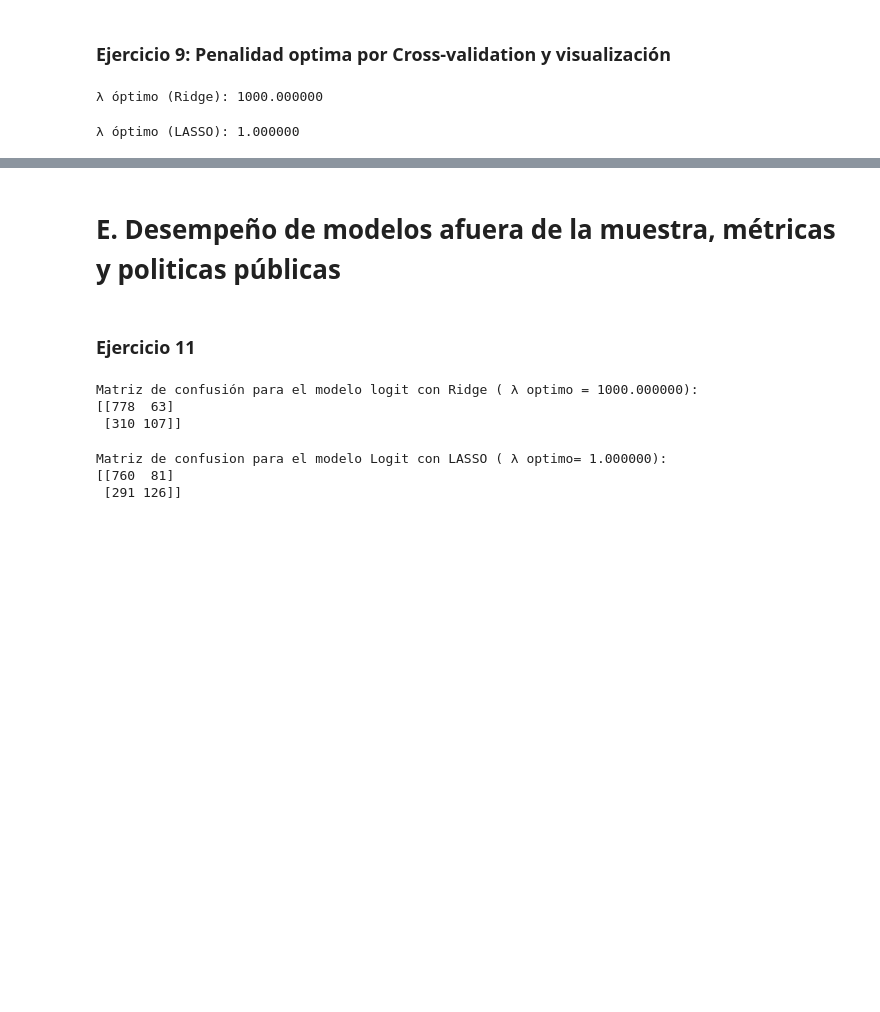
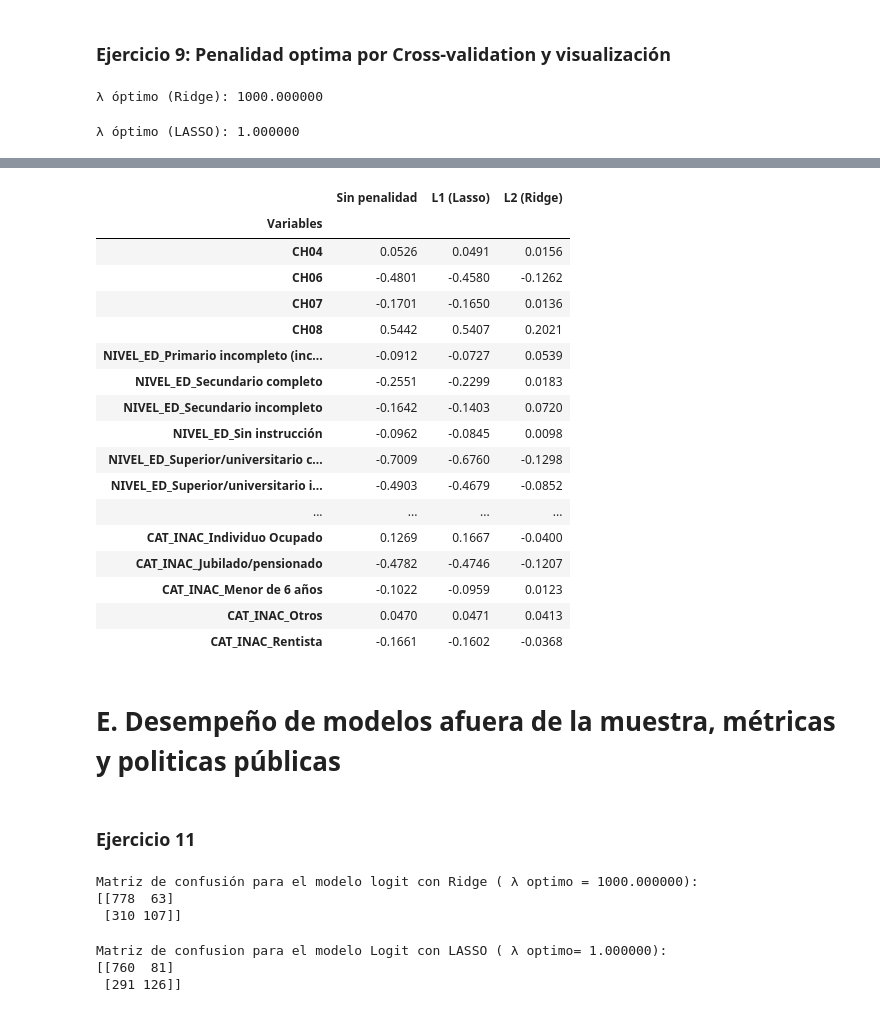
Before and after one commit to davidjjj14082000-png/BigDataUBA-Grupo-1, a Jupyter notebook: TP4/BigData_TP4_Grupo1.ipynb, the cells around one changed output, grey strips where cells are left out. Drawn from its saved outputs; the diff is of its cells as text; code cells hidden in the pictures; blank space fills up the shorter version.

```diff
--- a/TP4/BigData_TP4_Grupo1.ipynb
+++ b/TP4/BigData_TP4_Grupo1.ipynb
@@ -659,3 +785,82 @@ plt.show()
+# %%
+# Seleccionamos nuevamente las variables
+
+respondieron1_2025 = respondieron1[respondieron['ANO4'] == 2025].reset_index(drop=True)
+respondieron1_2005 = respondieron1[respondieron['ANO4'] == 2005].reset_index(drop=True)
+
+norespondieron1_2025 = norespondieron[respondieron1['ANO4'] == 2025].reset_index(drop=True)
+norespondieron1_2005 = norespondieron[respondieron1['ANO4'] == 2005].reset_index(drop=True)
+
+
+# Creamos nuevamente las variables sin seleccionar los años
+variables_X1 = [ 'CH04','CH06','CH07','CH08','NIVEL_ED_Primario incompleto (incluye educación especial)',
+       'NIVEL_ED_Secundario completo', 'NIVEL_ED_Secundario incompleto',
+       'NIVEL_ED_Sin instrucción', 'NIVEL_ED_Superior/universitario completo',
+       'NIVEL_ED_Superior/universitario incompleto',
+       'ESTADO_Entrevista no realizada', 'ESTADO_Inactivo',
+       'ESTADO_Menor de 10 años', 'ESTADO_Ocupado', 'CAT_INAC_Discapacitado',
+       'CAT_INAC_Estudiante', 'CAT_INAC_Individuo Ocupado',
+       'CAT_INAC_Jubilado/pensionado', 'CAT_INAC_Menor de 6 años',
+       'CAT_INAC_Otros', 'CAT_INAC_Rentista']
+variable_y1 = 'pobre'
+
+
+
+# Crear X e y
+X1 = respondieron1_2025[variables_X1].copy()
+y1 = respondieron1_2025[variable_y1]
+
+# Agregar columna de unos para el intercepto
+X1.insert(0, 'const', 1)
+
+# Separar en train y test (70%-30%)
+X_train1, X_test1, y_train1, y_test1 = train_test_split(
+    X1, y1, test_size=0.3, random_state=444)
+
+# Preparamos los datos
+sc = StandardScaler()
+X_sc1 = pd.DataFrame(sc.fit_transform(X1),index=X1.index, columns=X1.columns)
+X_sc1 = X_sc1.drop(['const'], axis=1)
+Xsc_train1, Xsc_test1, ysc_train1, ysc_test1 = train_test_split(X_sc1, y1, test_size=0.3, random_state=444)
+
+# Modelo sin penalidades
+logit_sin_pen = LogisticRegression(penalty=None, solver='lbfgs', max_iter=1000)
+logit_sin_pen.fit(Xsc_train1, ysc_train1)
+
+# Modelo con penalidad l1 lasso optima
+logit_l1 = LogisticRegression(penalty='l1', C=1/lambda_lasso_opt, solver='liblinear', max_iter=1000)
+logit_l1.fit(Xsc_train1, ysc_train1)
+
+# Modelo con penalidad l2 ridge optima
+logit_l2 = LogisticRegression(penalty='l2', C=1/lambda_ridge_opt, solver='lbfgs', max_iter=1000)
+logit_l2.fit(Xsc_train1, ysc_train1)
+
+# Armamos una tabla con los resultados y los exportamos
+resultados_tabla = pd.DataFrame({'Variables': Xsc_train1.columns,'Sin penalidad': logit_sin_pen.coef_.flatten(),'L1 (Lasso)': logit_l1.coef_.flatten(),'L2 (Ridge)': logit_l2.coef_.flatten()})
+resultados_tabla = resultados_tabla.set_index('Variables').round(4)
+
+resultados_tabla.to_excel("resultados_logit_regularizacion_ej10_tp4.xlsx")
+
+display(resultados_tabla)
+# %% [output]
+|  | Sin penalidad | L1 (Lasso) | L2 (Ridge) |
+| Variables |  |  |  |
+| CH04 | 0.0526 | 0.0491 | 0.0156 |
+| CH06 | -0.4801 | -0.4580 | -0.1262 |
+| CH07 | -0.1701 | -0.1650 | 0.0136 |
+| CH08 | 0.5442 | 0.5407 | 0.2021 |
+| NIVEL_ED_Primario incompleto (inc... | -0.0912 | -0.0727 | 0.0539 |
+| NIVEL_ED_Secundario completo | -0.2551 | -0.2299 | 0.0183 |
+| NIVEL_ED_Secundario incompleto | -0.1642 | -0.1403 | 0.0720 |
+| NIVEL_ED_Sin instrucción | -0.0962 | -0.0845 | 0.0098 |
+| NIVEL_ED_Superior/universitario c... | -0.7009 | -0.6760 | -0.1298 |
+| NIVEL_ED_Superior/universitario i... | -0.4903 | -0.4679 | -0.0852 |
+| ... | ... | ... | ... |
+| CAT_INAC_Individuo Ocupado | 0.1269 | 0.1667 | -0.0400 |
+| CAT_INAC_Jubilado/pensionado | -0.4782 | -0.4746 | -0.1207 |
+| CAT_INAC_Menor de 6 años | -0.1022 | -0.0959 | 0.0123 |
+| CAT_INAC_Otros | 0.0470 | 0.0471 | 0.0413 |
+| CAT_INAC_Rentista | -0.1661 | -0.1602 | -0.0368 |
 # %% [markdown]
 # E. Desempeño de modelos afuera de la muestra, métricas y politicas públicas
 # %% [markdown]
```
Also changed, not shown: parts of 7 cells of this notebook.
